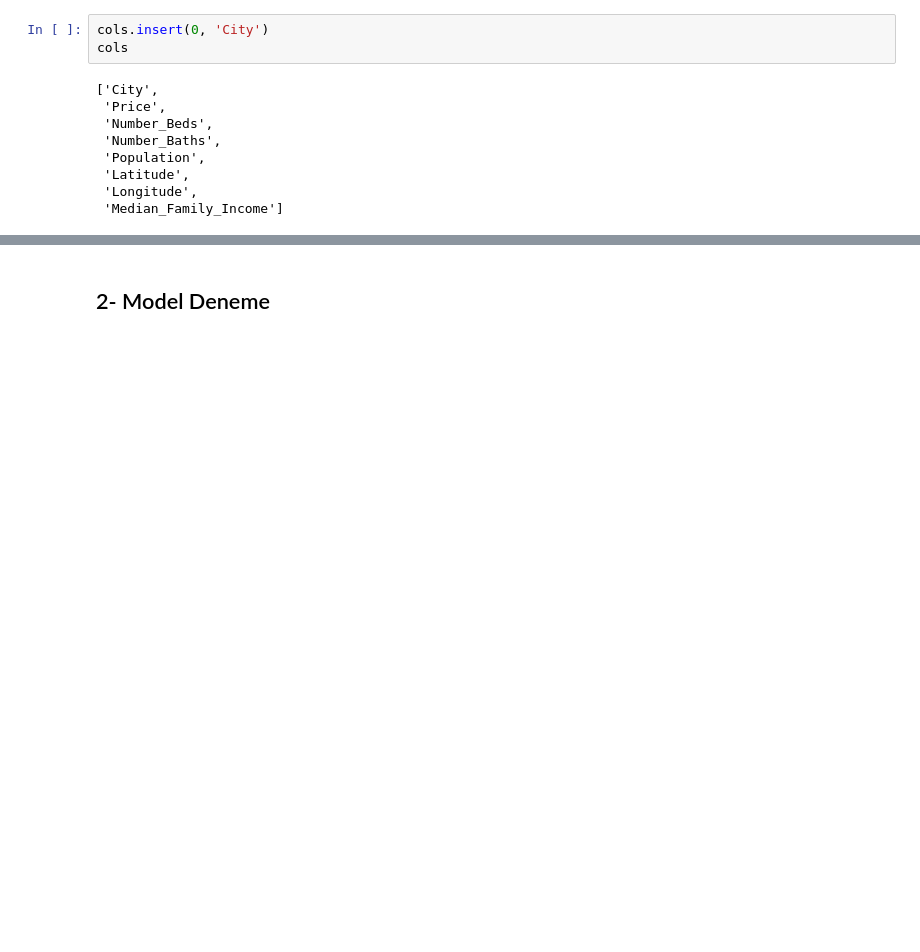
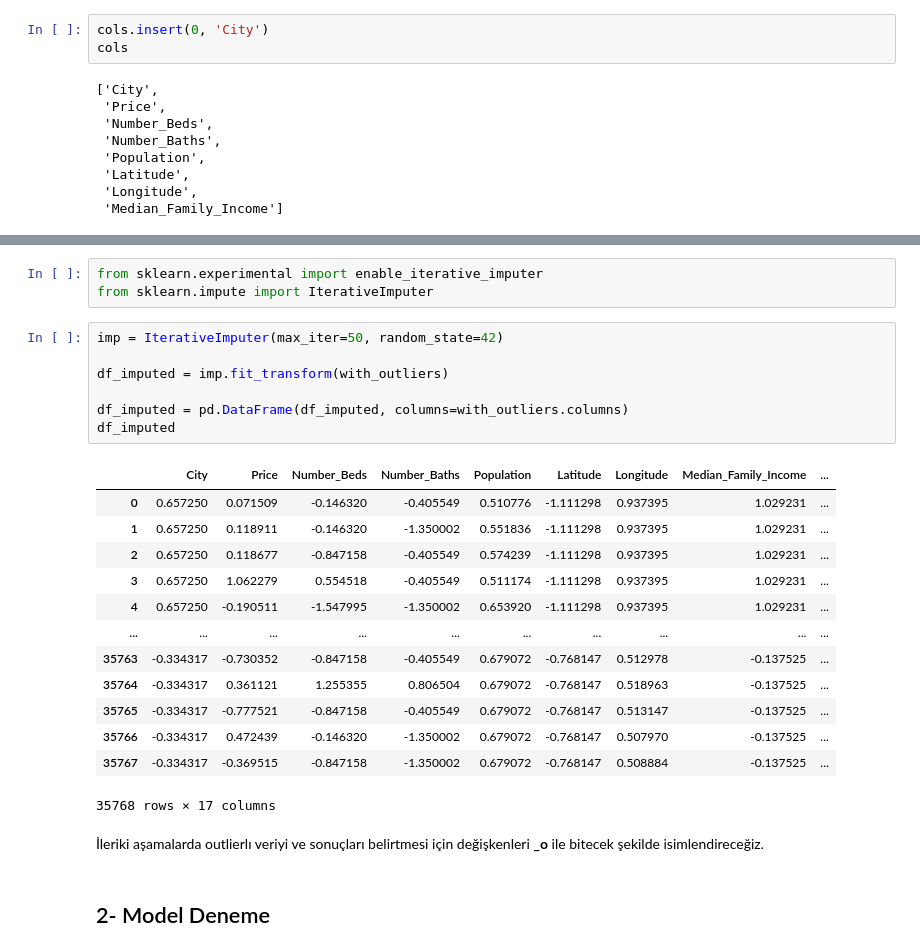
Before and after one commit to BoraDere/HUAI-ARGE, a Jupyter notebook: Canadian house prices for top cities/reg.ipynb, the cells around one changed output, grey strips where cells are left out. Saved outputs shown, nothing was run; the diff lists cells and outputs as text; blank space fills up the shorter version.

```diff
--- a/Canadian house prices for top cities/reg.ipynb
+++ b/Canadian house prices for top cities/reg.ipynb
@@ -363,3 +407,29 @@ outlier_removed_df
+# %%
+from sklearn.experimental import enable_iterative_imputer
+from sklearn.impute import IterativeImputer
+# %%
+imp = IterativeImputer(max_iter=50, random_state=42)
+
+df_imputed = imp.fit_transform(with_outliers)
+
+df_imputed = pd.DataFrame(df_imputed, columns=with_outliers.columns)
+df_imputed
+# %% [output]
+|  | City | Price | Number_Beds | Number_Baths | Population | Latitude | Longitude | Median_Family_Income | ... |
+| 0 | 0.657250 | 0.071509 | -0.146320 | -0.405549 | 0.510776 | -1.111298 | 0.937395 | 1.029231 | ... |
+| 1 | 0.657250 | 0.118911 | -0.146320 | -1.350002 | 0.551836 | -1.111298 | 0.937395 | 1.029231 | ... |
+| 2 | 0.657250 | 0.118677 | -0.847158 | -0.405549 | 0.574239 | -1.111298 | 0.937395 | 1.029231 | ... |
+| 3 | 0.657250 | 1.062279 | 0.554518 | -0.405549 | 0.511174 | -1.111298 | 0.937395 | 1.029231 | ... |
+| 4 | 0.657250 | -0.190511 | -1.547995 | -1.350002 | 0.653920 | -1.111298 | 0.937395 | 1.029231 | ... |
+| ... | ... | ... | ... | ... | ... | ... | ... | ... | ... |
+| 35763 | -0.334317 | -0.730352 | -0.847158 | -0.405549 | 0.679072 | -0.768147 | 0.512978 | -0.137525 | ... |
+| 35764 | -0.334317 | 0.361121 | 1.255355 | 0.806504 | 0.679072 | -0.768147 | 0.518963 | -0.137525 | ... |
+| 35765 | -0.334317 | -0.777521 | -0.847158 | -0.405549 | 0.679072 | -0.768147 | 0.513147 | -0.137525 | ... |
+| 35766 | -0.334317 | 0.472439 | -0.146320 | -1.350002 | 0.679072 | -0.768147 | 0.507970 | -0.137525 | ... |
+| 35767 | -0.334317 | -0.369515 | -0.847158 | -1.350002 | 0.679072 | -0.768147 | 0.508884 | -0.137525 | ... |
+35768 rows × 17 columns
+# %% [markdown]
+İleriki aşamalarda outlierlı veriyi ve sonuçları belirtmesi için değişkenleri **_o** ile bitecek şekilde isimlendireceğiz.
 # %% [markdown]
 ## 2- Model Deneme
 # %% [markdown]
```
Also changed, not shown: parts of 35 cells of this notebook, 1 other file.
